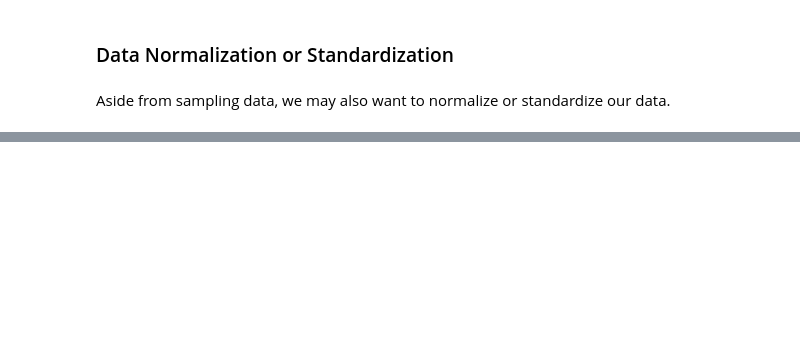
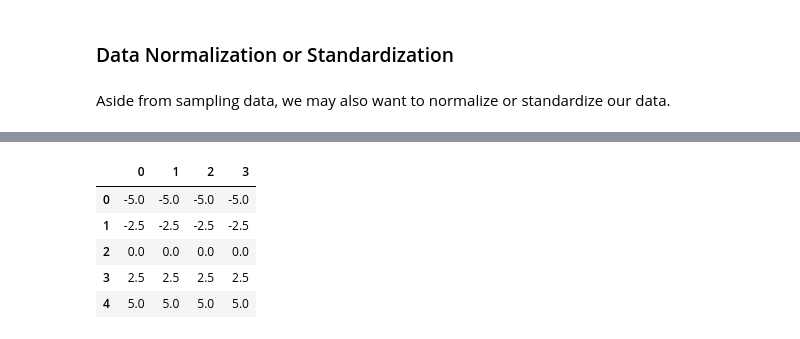
Before and after one commit to hansfranke1985/ADS, a Jupyter notebook: DataWrangling/week_6_DataPreProcessing/Assignment/Week6 Data Preparation.ipynb, the cells around one changed output, grey strips where cells are left out. Saved outputs shown, nothing was run; the diff lists cells and outputs as text; code cells hidden in the pictures; blank space fills up the shorter version.

```diff
--- a/DataWrangling/week_6_DataPreProcessing/Assignment/Week6 Data Preparation.ipynb
+++ b/DataWrangling/week_6_DataPreProcessing/Assignment/Week6 Data Preparation.ipynb
@@ -479,2 +566,16 @@ Aside from sampling data, we may also want to normalize or standardize our data.
 # %%
 # TODO: normalize the data in the df by mapping the values to the interval [-5,5]
+arr = df.copy()
+
+start = -5
+end = 5
+width = end - start
+res = (arr - arr.min())/(arr.max() - arr.min()) * width + start
+res
+# %% [output]
+|  | 0 | 1 | 2 | 3 |
+| 0 | -5.0 | -5.0 | -5.0 | -5.0 |
+| 1 | -2.5 | -2.5 | -2.5 | -2.5 |
+| 2 | 0.0 | 0.0 | 0.0 | 0.0 |
+| 3 | 2.5 | 2.5 | 2.5 | 2.5 |
+| 4 | 5.0 | 5.0 | 5.0 | 5.0 |
```
Also changed, not shown: parts of 9 cells of this notebook.
